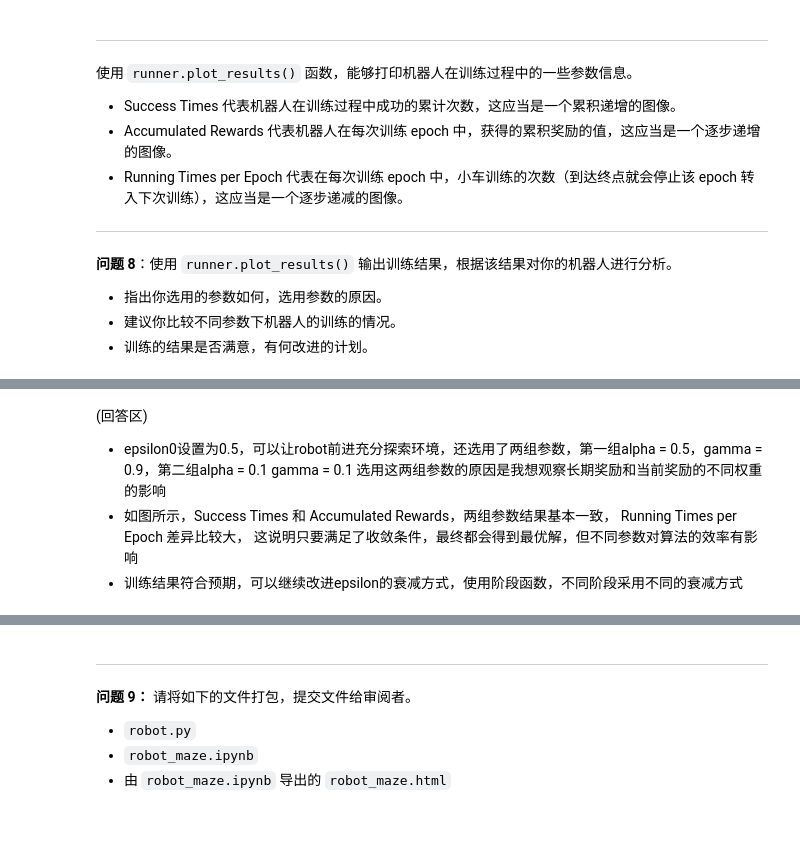
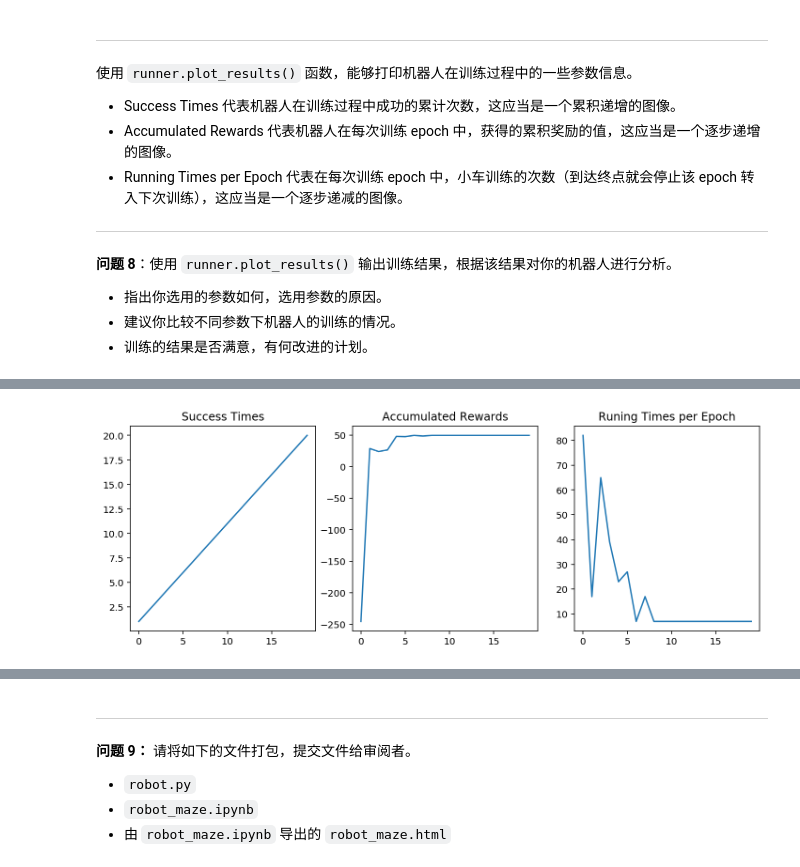
Before and after one commit to VincentGogo/MLDN_P5_Reinforcement_Learning, a Jupyter notebook: robot_maze.ipynb, the cells around one changed output, grey strips where cells are left out. Cells and saved outputs as stored; diff of their text form; code cells hidden in the pictures; blank space fills up the shorter version.

```diff
--- a/robot_maze.ipynb
+++ b/robot_maze.ipynb
@@ -316,7 +320,16 @@ runner.plot_results()
-# %% [markdown]
-(回答区)
-* epsilon0设置为0.5，可以让robot前进充分探索环境，还选用了两组参数，第一组alpha = 0.5，gamma = 0.9，第二组alpha = 0.1 gamma = 0.1
- 选用这两组参数的原因是我想观察长期奖励和当前奖励的不同权重的影响
-* 如图所示，Success Times 和 Accumulated Rewards，两组参数结果基本一致， Running Times per Epoch 差异比较大，
-  这说明只要满足了收敛条件，最终都会得到最优解，但不同参数对算法的效率有影响
-* 训练结果符合预期，可以继续改进epsilon的衰减方式，使用阶段函数，不同阶段采用不同的衰减方式
+# %%
+#对比实验2 第四组参数：对比gamma
+epoch = 20
+epsilon0 = 0.5
+alpha = 0.5
+gamma = 0.2
+
+r = Robot(g,alpha=alpha, epsilon0=epsilon0, gamma=gamma)
+r.set_status(learning=True)
+
+runner = Runner(r, g)
+runner.run_training(epoch, display_direction=True)
+runner.generate_movie(filename = "final3.mp4") # 你可以注释该行代码，加快运行速度，不过你就无法观察到视频了。
+runner.plot_results()
+# %% [output]
+[figure, added]
```
Also changed, not shown: parts of 10 cells of this notebook, 2 other files.
